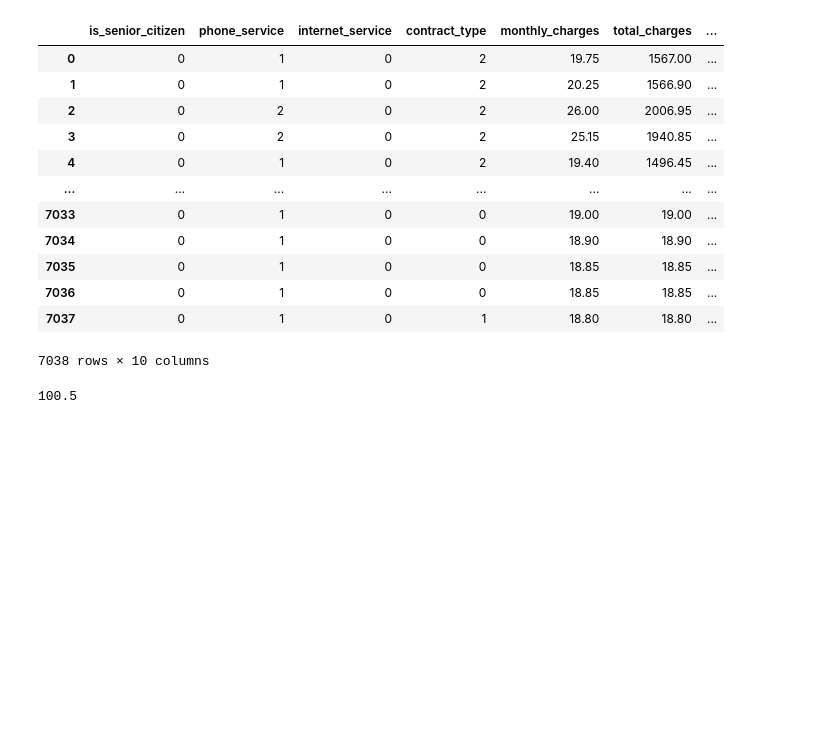
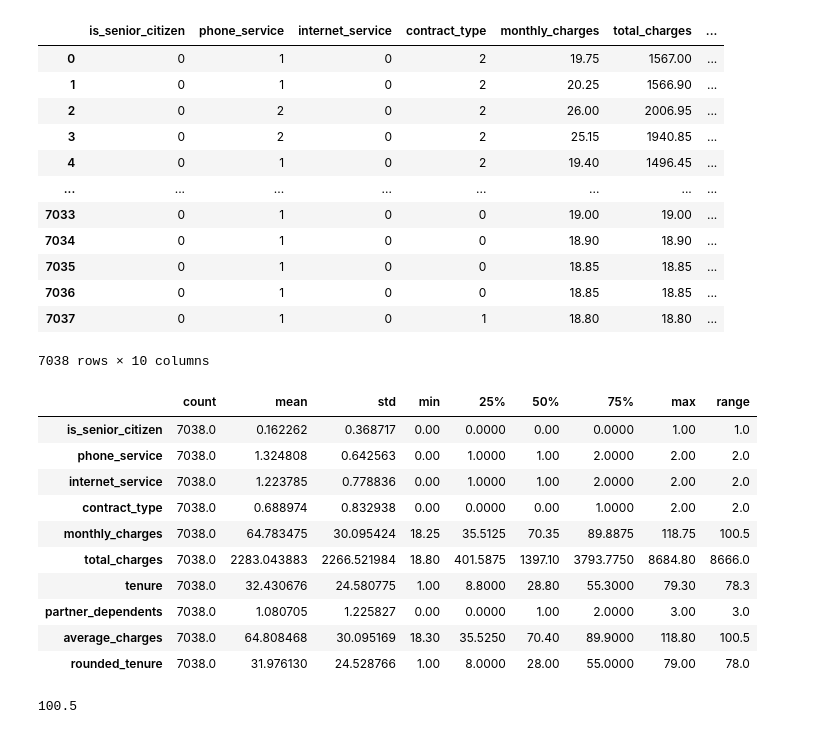
Before and after one commit to greg-maggard/classification_exercises, a Jupyter notebook: classification_exercises.ipynb, the cells around one changed output. Saved outputs shown, nothing was run; the diff lists cells and outputs as text; code cells hidden in the pictures; blank space fills up the shorter version.

Commit message:
Updated classification_exercises and went through them as a class.

```diff
--- a/classification_exercises.ipynb
+++ b/classification_exercises.ipynb
@@ -179,6 +174,26 @@ df_googlesheet.select_dtypes(include = 'number')
 | 7036 | 0 | 1 | 0 | 0 | 18.85 | 18.85 | ... |
 | 7037 | 0 | 1 | 0 | 1 | 18.80 | 18.80 | ... |
 7038 rows × 10 columns
+# %%
+# Ryan's Solution:
+stats = df_googlesheet.describe().T
+
+stats['range'] = stats['max'] - stats['min']
+stats
+
+#This prints out the stats, including a column for the range for all of the subgroups. SO much better than manually typing them out like I did.
+# %% [output]
+|  | count | mean | std | min | 25% | 50% | 75% | max | range |
+| is_senior_citizen | 7038.0 | 0.162262 | 0.368717 | 0.00 | 0.0000 | 0.00 | 0.0000 | 1.00 | 1.0 |
+| phone_service | 7038.0 | 1.324808 | 0.642563 | 0.00 | 1.0000 | 1.00 | 2.0000 | 2.00 | 2.0 |
+| internet_service | 7038.0 | 1.223785 | 0.778836 | 0.00 | 1.0000 | 1.00 | 2.0000 | 2.00 | 2.0 |
+| contract_type | 7038.0 | 0.688974 | 0.832938 | 0.00 | 0.0000 | 0.00 | 1.0000 | 2.00 | 2.0 |
+| monthly_charges | 7038.0 | 64.783475 | 30.095424 | 18.25 | 35.5125 | 70.35 | 89.8875 | 118.75 | 100.5 |
+| total_charges | 7038.0 | 2283.043883 | 2266.521984 | 18.80 | 401.5875 | 1397.10 | 3793.7750 | 8684.80 | 8666.0 |
+| tenure | 7038.0 | 32.430676 | 24.580775 | 1.00 | 8.8000 | 28.80 | 55.3000 | 79.30 | 78.3 |
+| partner_dependents | 7038.0 | 1.080705 | 1.225827 | 0.00 | 0.0000 | 1.00 | 2.0000 | 3.00 | 3.0 |
+| average_charges | 7038.0 | 64.808468 | 30.095169 | 18.30 | 35.5250 | 70.40 | 89.9000 | 118.80 | 100.5 |
+| rounded_tenure | 7038.0 | 31.976130 | 24.528766 | 1.00 | 8.0000 | 28.00 | 55.0000 | 79.00 | 78.0 |
 # %%
 # Monthly Charges:
 df_googlesheet.monthly_charges.max() - df_googlesheet.monthly_charges.min()
```
Also changed, not shown: parts of 9 cells of this notebook.
